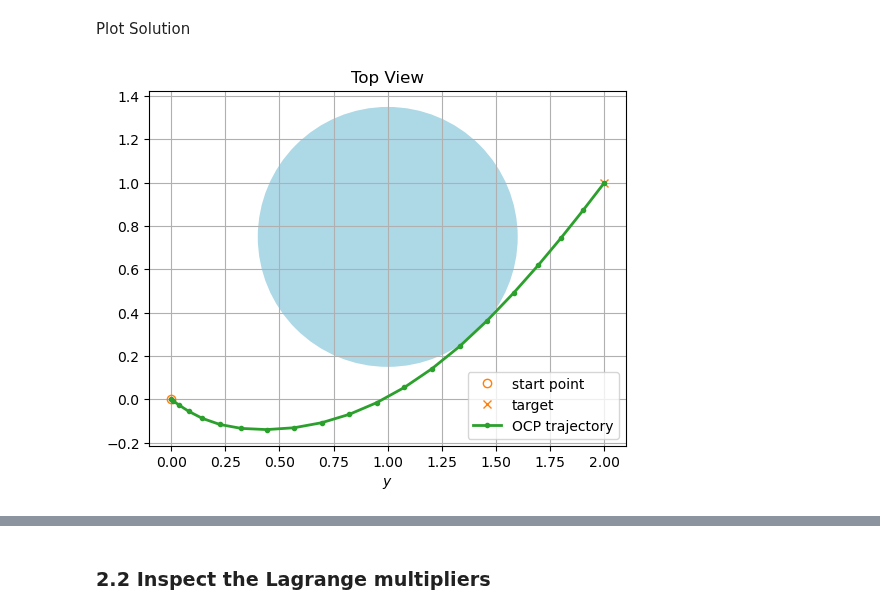
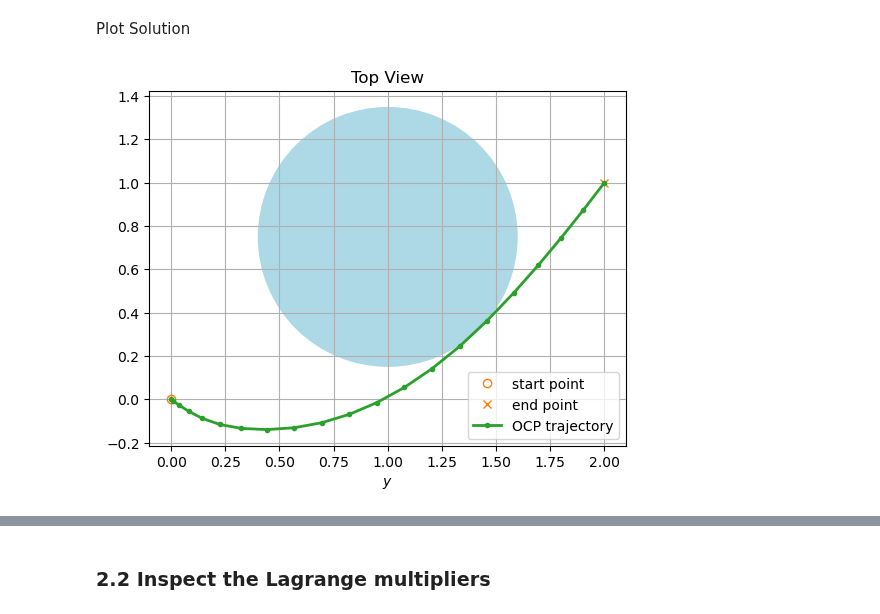
Before and after one commit to billtubbs/casadi-examples, a Jupyter notebook: 09-Time-Optimal-Control.ipynb, the cells around one changed output, grey strips where cells are left out. Drawn from its saved outputs; the diff is of its cells as text; code cells hidden in the pictures.

```diff
--- a/09-Time-Optimal-Control.ipynb
+++ b/09-Time-Optimal-Control.ipynb
@@ -609,6 +609,6 @@ MESSAGE(sqpmethod): Convergence achieved after 11 iterations
 # %%
-xsol = sol.value(X)
-make_trajectory_plot(xsol, ref)
+x_sol = sol.value(X)
+make_trajectory_plot(x_sol, ref)
 plt.tight_layout()
 filename = f'toc_sol_1_3b_top_view.pdf'
 plt.savefig(os.path.join(plot_dir, filename))
@@ -822,8 +822,8 @@ Circle centered around (1; 0:75) with a radius of 0:6.
 # %%
 obstacle_centre = (1.0, 0.75)
 obstacle_radius = 0.6
-start_pt = (0.0, 0.0)
-target_pt = (2.0, 1.0)
+start_pos = (0.0, 0.0)
+end_pos = (2.0, 1.0)
 
 fig, ax = plt.subplots(figsize=(5.5, 5.5))
 circle = plt.Circle(
@@ -832,8 +832,8 @@ circle = plt.Circle(
     facecolor='lightblue',
 )
 ax.add_patch(circle)
-plt.plot(start_pt[0], start_pt[1], 'o', fillstyle='none', markeredgecolor='tab:orange', label='start point')
-plt.plot(target_pt[0], target_pt[1], 'x', fillstyle='none', markeredgecolor='tab:orange', label='target')
+plt.plot(start_pos[0], start_pos[1], 'o', fillstyle='none', markeredgecolor='tab:orange', label='start point')
+plt.plot(end_pos[0], end_pos[1], 'x', fillstyle='none', markeredgecolor='tab:orange', label='end point')
 ax.grid()
 ax.set_aspect('equal')
 ax.set_title('Top View')
@@ -942,34 +968,47 @@ Total number of inequality constraints...............:      146
 Plot Solution
 # %%
 def make_trajectory_plot_with_obstacle(
-        xsol, start_pt, target_pt, obstacle_centre, obstacle_radius, figsize=(5.5, 5.5)
+        x_sol,
+        start_pos,
+        end_pos,
+        obstacle_centre,
+        obstacle_radius,
+        transit_pos=None,
+        figsize=(5.5, 5.5)
     ):
     fig, ax = plt.subplots(figsize=figsize)
     circle = plt.Circle(
         obstacle_centre,
         obstacle_radius,
         facecolor='lightblue',
     )
     ax.add_patch(circle)
-    plt.plot(start_pt[0], start_pt[1], 'o', fillstyle='none',
+    plt.plot(start_pos[0], start_pos[1], 'o', fillstyle='none',
              markeredgecolor='tab:orange', label='start point')
-    plt.plot(target_pt[0], target_pt[1], 'x', fillstyle='none',
-             markeredgecolor='tab:orange', label='target')
-    ax.plot(xsol[0, :].T, xsol[1, :].T, '.-', linewidth=2, label='OCP trajectory')
+    plt.plot(end_pos[0], end_pos[1], 'x', fillstyle='none',
+             markeredgecolor='tab:orange', label='end point')
+    if transit_pos is not None:
+        plt.plot(end_pos[0], end_pos[1], '+', fillstyle='none',
+             markeredgecolor='tab:orange', label='transit')
+    ax.plot(x_sol[0, :].T, x_sol[1, :].T, '.-', color='tab:green', linewidth=2, label='OCP trajectory')
     ax.legend()
     ax.set_xlabel('$x$')
     ax.set_xlabel('$y$')
     ax.set_aspect('equal')
     ax.grid()
     ax.set_title('Top View')
 
-xsol = sol.value(X)
-make_trajectory_plot_with_obstacle(xsol, start_pt, target_pt,
-                                   obstacle_centre, obstacle_radius)
+    return ax
+
+x_sol = sol.value(X)
+ax = make_trajectory_plot_with_obstacle(
+    x_sol, start_pos, end_pos,
+    obstacle_centre, obstacle_radius
+)
 plt.tight_layout()
 filename = f'toc_sol_1_1a_top_view.pdf'
 plt.savefig(os.path.join(plot_dir, filename))
 plt.show()
 # %% [output]
-[figure, old version]
+[figure, new version]
 # %%
```
Also changed, not shown: parts of 41 cells of this notebook.
